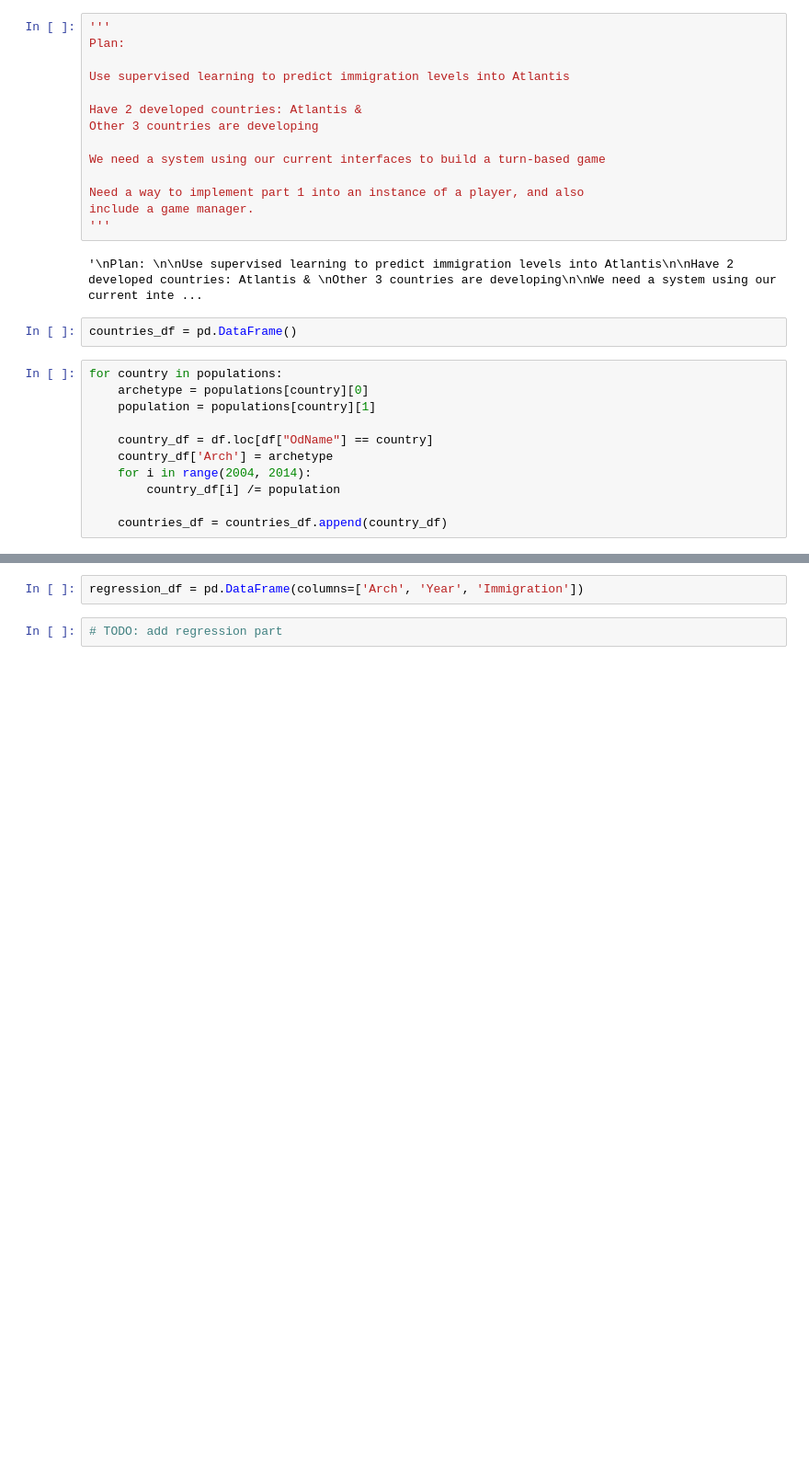
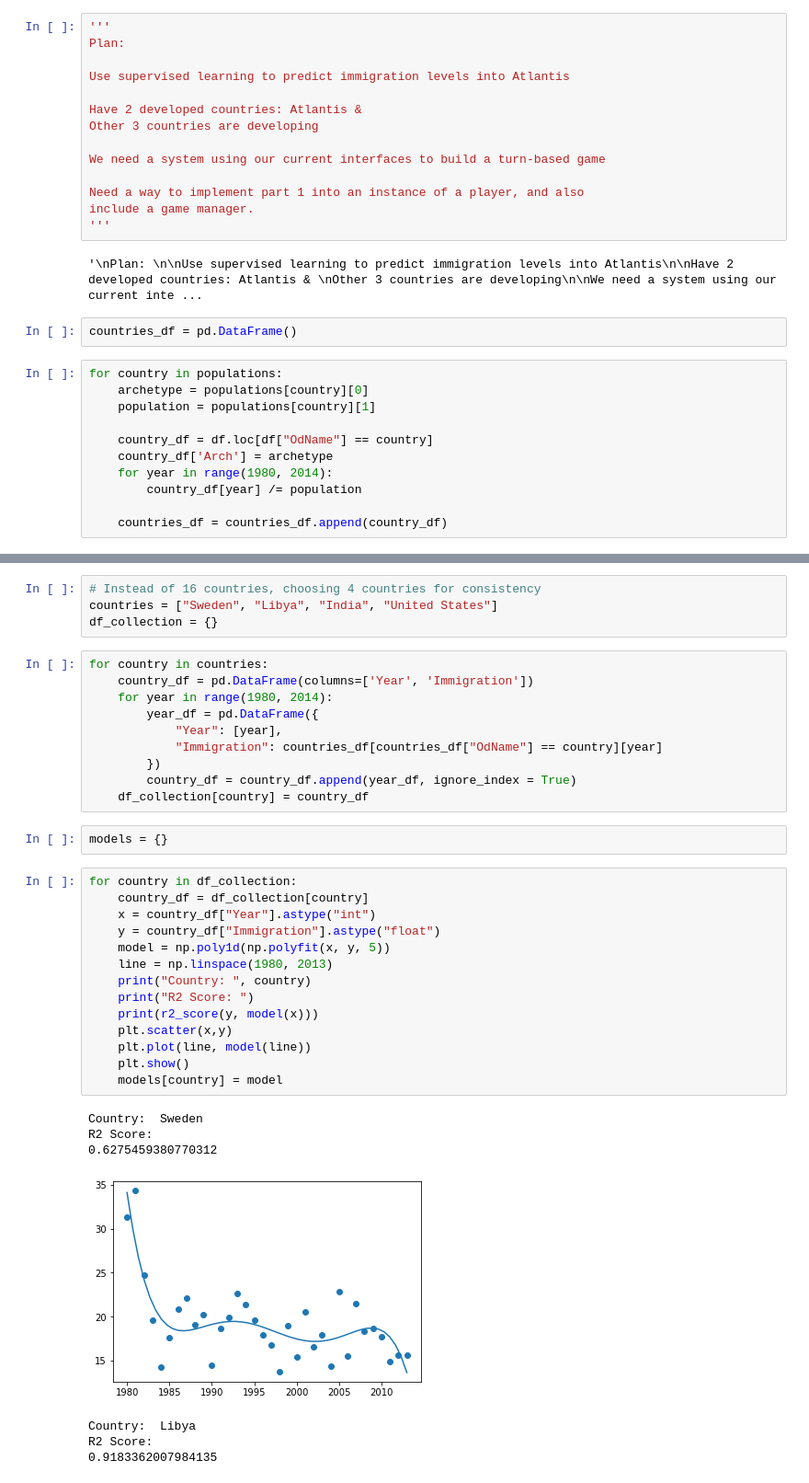
Before and after one commit to aaronw99/ai_project, a Jupyter notebook: Immigration.ipynb, the cells around one changed output, grey strips where cells are left out. Shown: that part at 92% size. Saved outputs shown, nothing was run; the diff lists cells and outputs as text; blank space fills up the shorter version.

Commit message:
completed regression

```diff
--- a/Immigration.ipynb
+++ b/Immigration.ipynb
@@ -65,7 +69,7 @@ for country in populations:
 
     country_df = df.loc[df["OdName"] == country]
     country_df['Arch'] = archetype
-    for i in range(2004, 2014):
-        country_df[i] /= population
+    for year in range(1980, 2014):
+        country_df[year] /= population
 
     countries_df = countries_df.append(country_df)
@@ -88,4 +76,38 @@ countries_df
-# %%
-regression_df = pd.DataFrame(columns=['Arch', 'Year', 'Immigration'])
-# %%
-# TODO: add regression part
+# %%
+# Instead of 16 countries, choosing 4 countries for consistency
+countries = ["Sweden", "Libya", "India", "United States"]
+df_collection = {}
+# %%
+for country in countries:
+    country_df = pd.DataFrame(columns=['Year', 'Immigration'])
+    for year in range(1980, 2014):
+        year_df = pd.DataFrame({
+            "Year": [year],
+            "Immigration": countries_df[countries_df["OdName"] == country][year]
+        })
+        country_df = country_df.append(year_df, ignore_index = True)
+    df_collection[country] = country_df
+# %%
+models = {}
+# %%
+for country in df_collection:
+    country_df = df_collection[country]
+    x = country_df["Year"].astype("int")
+    y = country_df["Immigration"].astype("float")
+    model = np.poly1d(np.polyfit(x, y, 5))
+    line = np.linspace(1980, 2013)
+    print("Country: ", country)
+    print("R2 Score: ")
+    print(r2_score(y, model(x)))
+    plt.scatter(x,y)
+    plt.plot(line, model(line))
+    plt.show()
+    models[country] = model
+# %% [output]
+Country:  Sweden
+R2 Score:
+0.6275459380770312
+[figure, added]
+Country:  Libya
+R2 Score:
+0.9183362007984135
```
Also changed, not shown: parts of 5 cells of this notebook, 2 other files.
